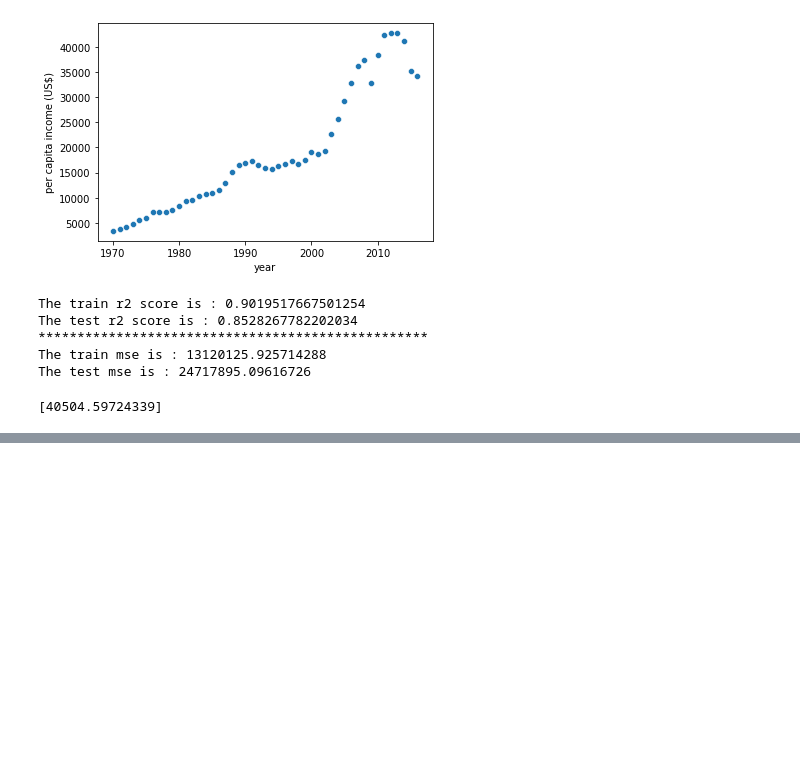
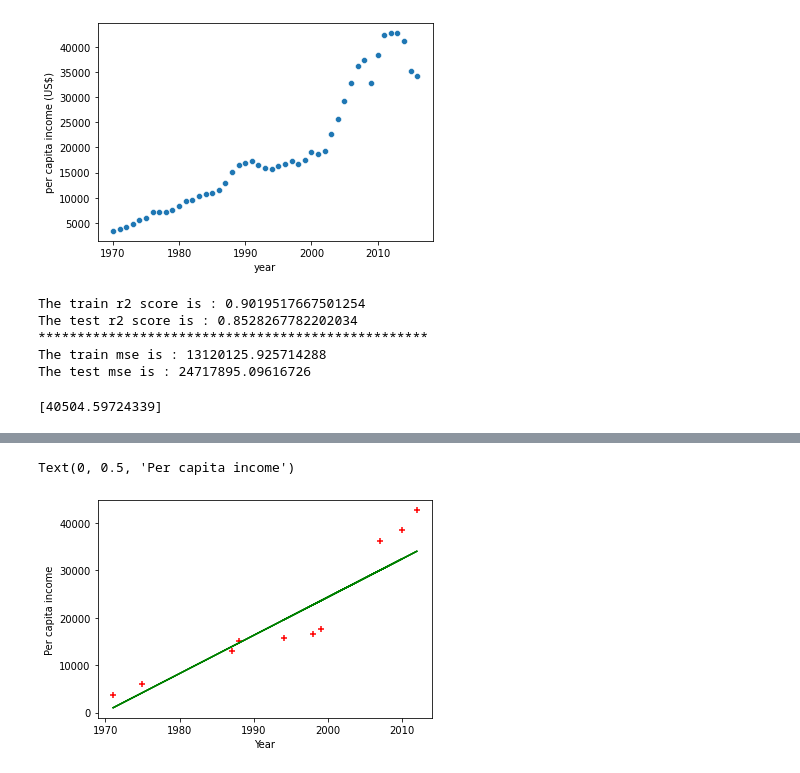
Before and after one commit to himanshuarora1703/codebasics-ML-exercise, a Jupyter notebook: Linear Regression/Linear_Regression_exercise.ipynb, the cells around one changed output, grey strips where cells are left out. Drawn from its saved outputs; the diff is of its cells as text; code cells hidden in the pictures; blank space fills up the shorter version.

```diff
--- a/Linear Regression/Linear_Regression_exercise.ipynb
+++ b/Linear Regression/Linear_Regression_exercise.ipynb
@@ -92,0 +109,10 @@ print(predict_2020)
+# %%
+# plot the test data graph
+
+plt.scatter(X_test['year'],y_test,marker='+',color='red')
+plt.plot(X_test['year'],y_pred,color='green')
+plt.xlabel('Year')
+plt.ylabel('Per capita income')
+# %% [output]
+Text(0, 0.5, 'Per capita income')
+[figure, added]
```
Also changed, not shown: parts of 2 cells of this notebook.
